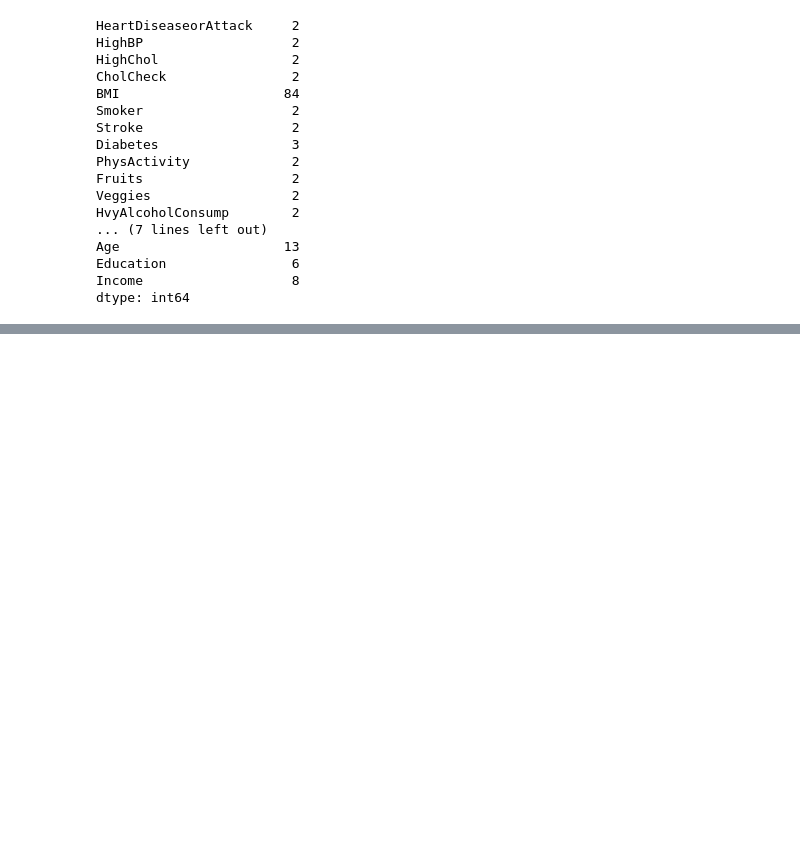
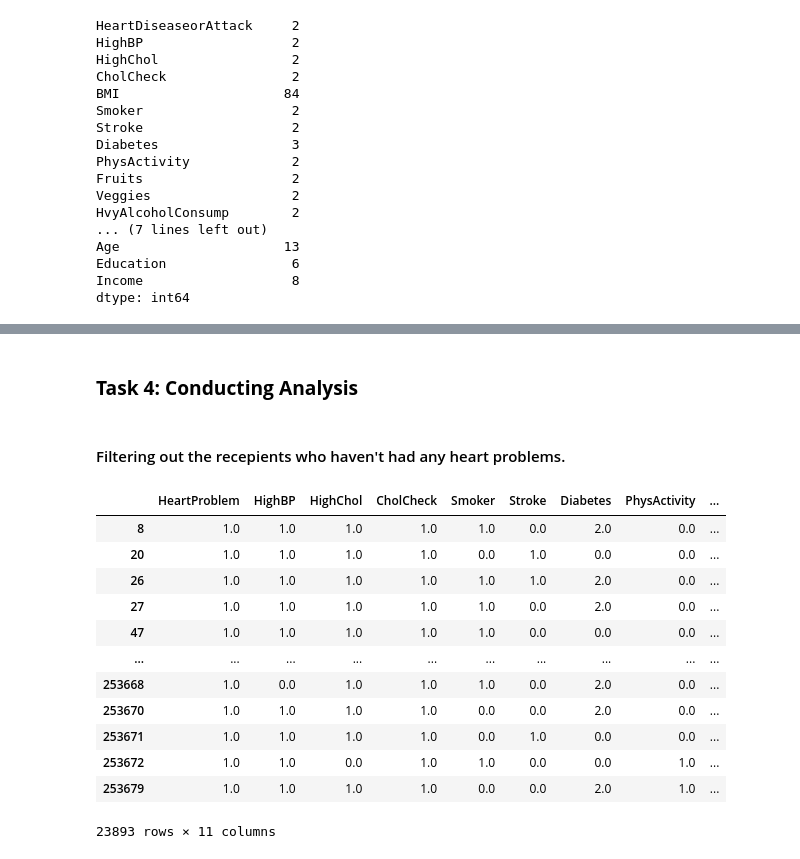
Before and after one commit to ubco-W2022T1-cosc301/project-group50, a Jupyter notebook: notebooks/analysis1.ipynb, the cells around one changed output, grey strips where cells are left out. Saved outputs shown, nothing was run; the diff lists cells and outputs as text; code cells hidden in the pictures; blank space fills up the shorter version.

```diff
--- a/notebooks/analysis1.ipynb
+++ b/notebooks/analysis1.ipynb
@@ -133,0 +157,21 @@ df1 = p1.processData('../heart_disease.csv')
+# %% [markdown]
+### **Task 4: Conducting Analysis**
+# %% [markdown]
+#### Filtering out the recepients who haven't had any heart problems.
+# %%
+dfcleaned2 = dfcleaned[dfcleaned['HeartProblem'] != 0]
+dfcleaned2
+# %% [output]
+|  | HeartProblem | HighBP | HighChol | CholCheck | Smoker | Stroke | Diabetes | PhysActivity | ... |
+| 8 | 1.0 | 1.0 | 1.0 | 1.0 | 1.0 | 0.0 | 2.0 | 0.0 | ... |
+| 20 | 1.0 | 1.0 | 1.0 | 1.0 | 0.0 | 1.0 | 0.0 | 0.0 | ... |
+| 26 | 1.0 | 1.0 | 1.0 | 1.0 | 1.0 | 1.0 | 2.0 | 0.0 | ... |
+| 27 | 1.0 | 1.0 | 1.0 | 1.0 | 1.0 | 0.0 | 2.0 | 0.0 | ... |
+| 47 | 1.0 | 1.0 | 1.0 | 1.0 | 1.0 | 0.0 | 0.0 | 0.0 | ... |
+| ... | ... | ... | ... | ... | ... | ... | ... | ... | ... |
+| 253668 | 1.0 | 0.0 | 1.0 | 1.0 | 1.0 | 0.0 | 2.0 | 0.0 | ... |
+| 253670 | 1.0 | 1.0 | 1.0 | 1.0 | 0.0 | 0.0 | 2.0 | 0.0 | ... |
+| 253671 | 1.0 | 1.0 | 1.0 | 1.0 | 0.0 | 1.0 | 0.0 | 0.0 | ... |
+| 253672 | 1.0 | 1.0 | 0.0 | 1.0 | 1.0 | 0.0 | 0.0 | 1.0 | ... |
+| 253679 | 1.0 | 1.0 | 1.0 | 1.0 | 0.0 | 0.0 | 2.0 | 1.0 | ... |
+23893 rows × 11 columns
```
Also changed, not shown: parts of 17 cells of this notebook, 2 other files.
